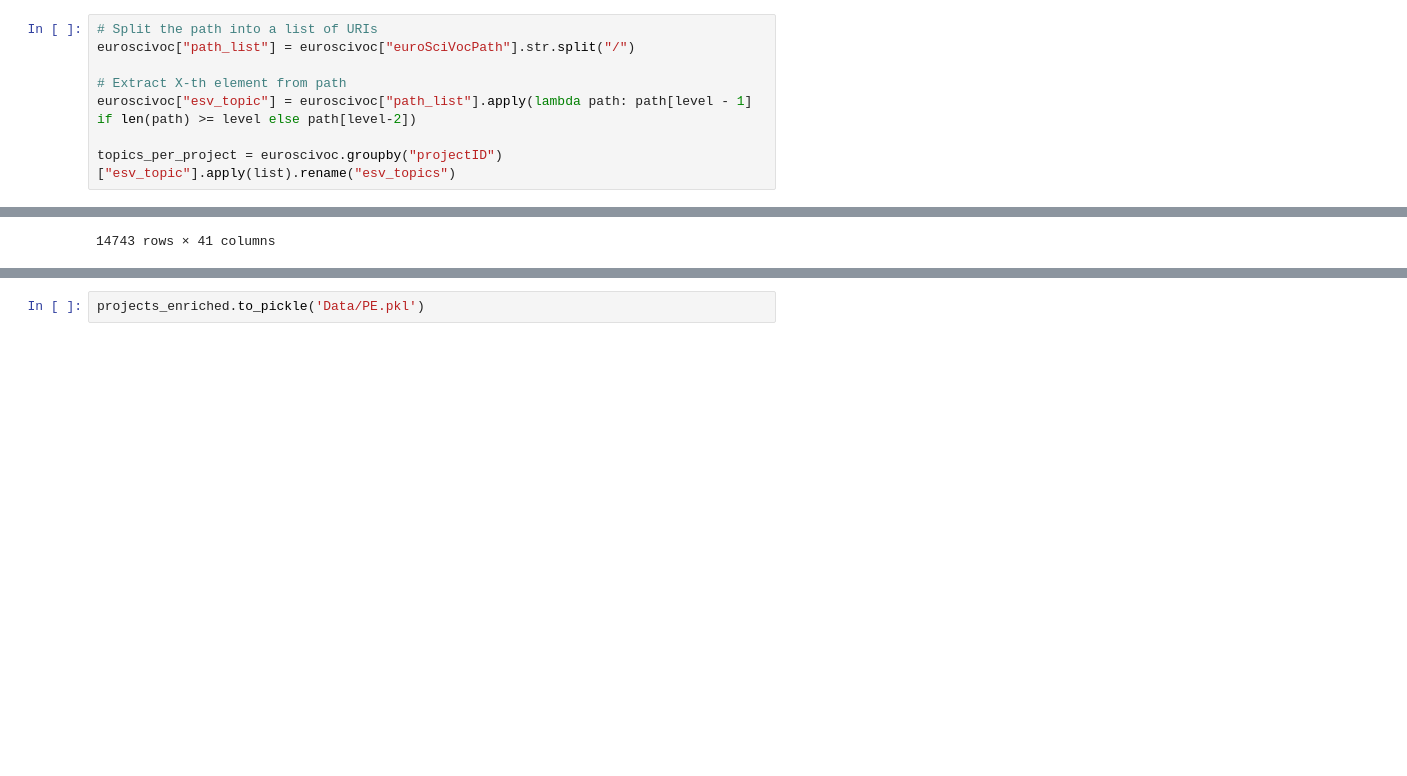
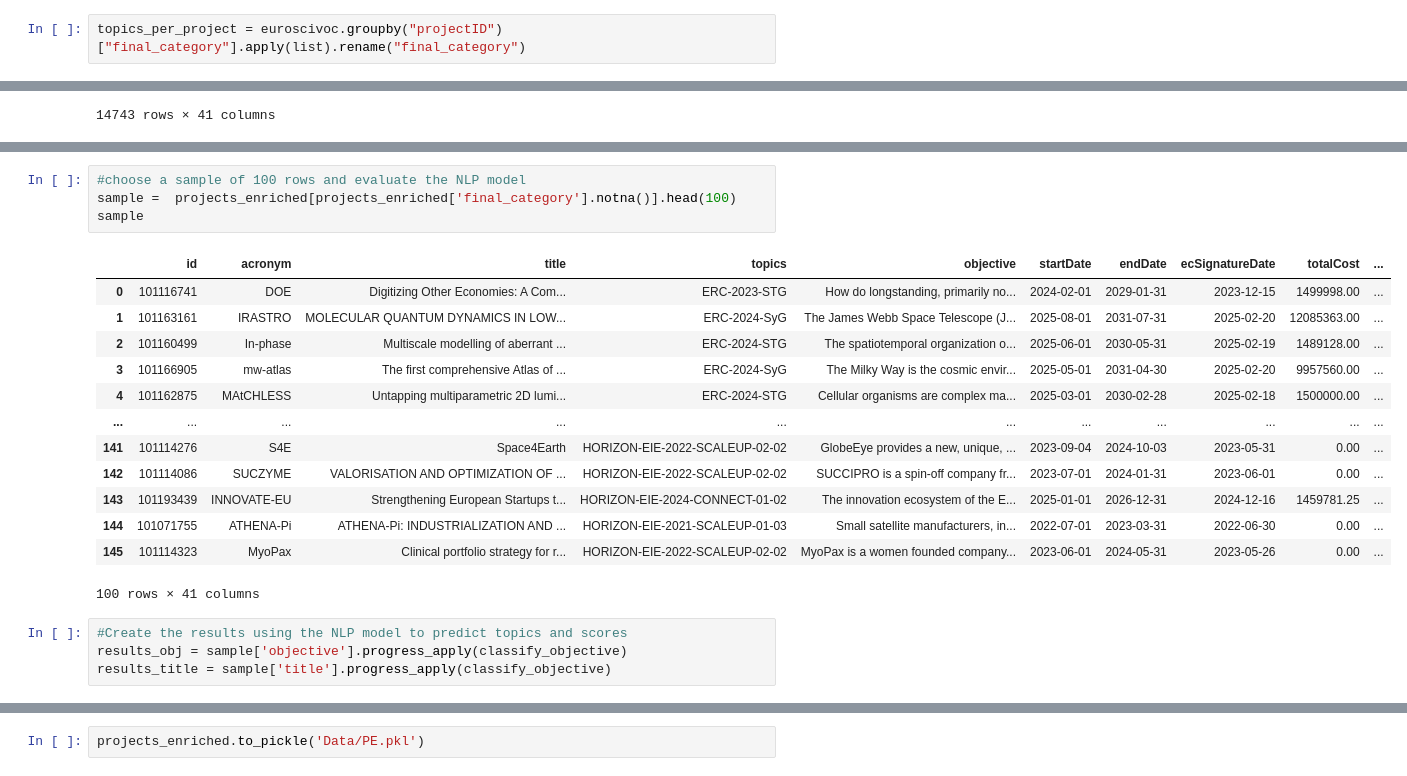
Before and after one commit to EliasIblisdir/MDA_project, a Jupyter notebook: Horizon.ipynb, the cells around one changed output, grey strips where cells are left out. Saved outputs shown, nothing was run; the diff lists cells and outputs as text; blank space fills up the shorter version.

```diff
--- a/Horizon.ipynb
+++ b/Horizon.ipynb
@@ -616,11 +690,5 @@ level = 3
 # %%
-# Split the path into a list of URIs
-euroscivoc["path_list"] = euroscivoc["euroSciVocPath"].str.split("/")
-
-# Extract X-th element from path
-euroscivoc["esv_topic"] = euroscivoc["path_list"].apply(lambda path: path[level - 1] if len(path) >= level else path[level-2])
-
-topics_per_project = euroscivoc.groupby("projectID")["esv_topic"].apply(list).rename("esv_topics")
+topics_per_project = euroscivoc.groupby("projectID")["final_category"].apply(list).rename("final_category")
 # %%
 topics_per_project
 # %% [output]
@@ -788,0 +910,22 @@ projects_enriched
+# %%
+#choose a sample of 100 rows and evaluate the NLP model
+sample =  projects_enriched[projects_enriched['final_category'].notna()].head(100)
+sample
+# %% [output]
+|  | id | acronym | title | topics | objective | startDate | endDate | ecSignatureDate | totalCost | ... |
+| 0 | 101116741 | DOE | Digitizing Other Economies: A Com... | ERC-2023-STG | How do longstanding, primarily no... | 2024-02-01 | 2029-01-31 | 2023-12-15 | 1499998.00 | ... |
+| 1 | 101163161 | IRASTRO | MOLECULAR QUANTUM DYNAMICS IN LOW... | ERC-2024-SyG | The James Webb Space Telescope (J... | 2025-08-01 | 2031-07-31 | 2025-02-20 | 12085363.00 | ... |
+| 2 | 101160499 | In-phase | Multiscale modelling of aberrant ... | ERC-2024-STG | The spatiotemporal organization o... | 2025-06-01 | 2030-05-31 | 2025-02-19 | 1489128.00 | ... |
+| 3 | 101166905 | mw-atlas | The first comprehensive Atlas of ... | ERC-2024-SyG | The Milky Way is the cosmic envir... | 2025-05-01 | 2031-04-30 | 2025-02-20 | 9957560.00 | ... |
+| 4 | 101162875 | MAtCHLESS | Untapping multiparametric 2D lumi... | ERC-2024-STG | Cellular organisms are complex ma... | 2025-03-01 | 2030-02-28 | 2025-02-18 | 1500000.00 | ... |
+| ... | ... | ... | ... | ... | ... | ... | ... | ... | ... | ... |
+| 141 | 101114276 | S4E | Space4Earth | HORIZON-EIE-2022-SCALEUP-02-02 | GlobeEye provides a new, unique, ... | 2023-09-04 | 2024-10-03 | 2023-05-31 | 0.00 | ... |
+| 142 | 101114086 | SUCZYME | VALORISATION AND OPTIMIZATION OF ... | HORIZON-EIE-2022-SCALEUP-02-02 | SUCCIPRO is a spin-off company fr... | 2023-07-01 | 2024-01-31 | 2023-06-01 | 0.00 | ... |
+| 143 | 101193439 | INNOVATE-EU | Strengthening European Startups t... | HORIZON-EIE-2024-CONNECT-01-02 | The innovation ecosystem of the E... | 2025-01-01 | 2026-12-31 | 2024-12-16 | 1459781.25 | ... |
+| 144 | 101071755 | ATHENA-Pi | ATHENA-Pi: INDUSTRIALIZATION AND ... | HORIZON-EIE-2021-SCALEUP-01-03 | Small satellite manufacturers, in... | 2022-07-01 | 2023-03-31 | 2022-06-30 | 0.00 | ... |
+| 145 | 101114323 | MyoPax | Clinical portfolio strategy for r... | HORIZON-EIE-2022-SCALEUP-02-02 | MyoPax is a women founded company... | 2023-06-01 | 2024-05-31 | 2023-05-26 | 0.00 | ... |
+100 rows × 41 columns
+# %%
+#Create the results using the NLP model to predict topics and scores
+results_obj = sample['objective'].progress_apply(classify_objective)
+results_title = sample['title'].progress_apply(classify_objective)
```
Also changed, not shown: parts of 21 cells of this notebook, 1 other file.
